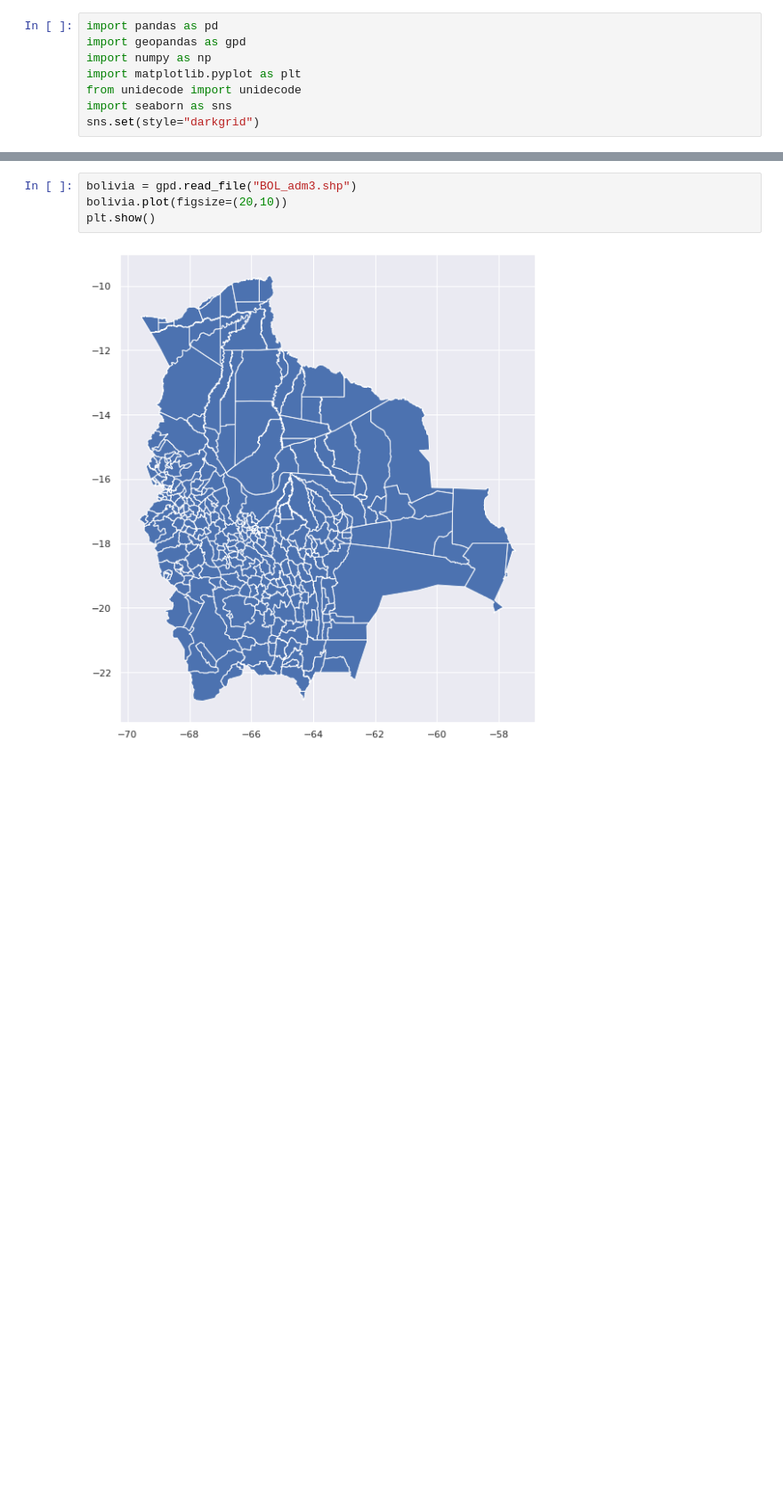
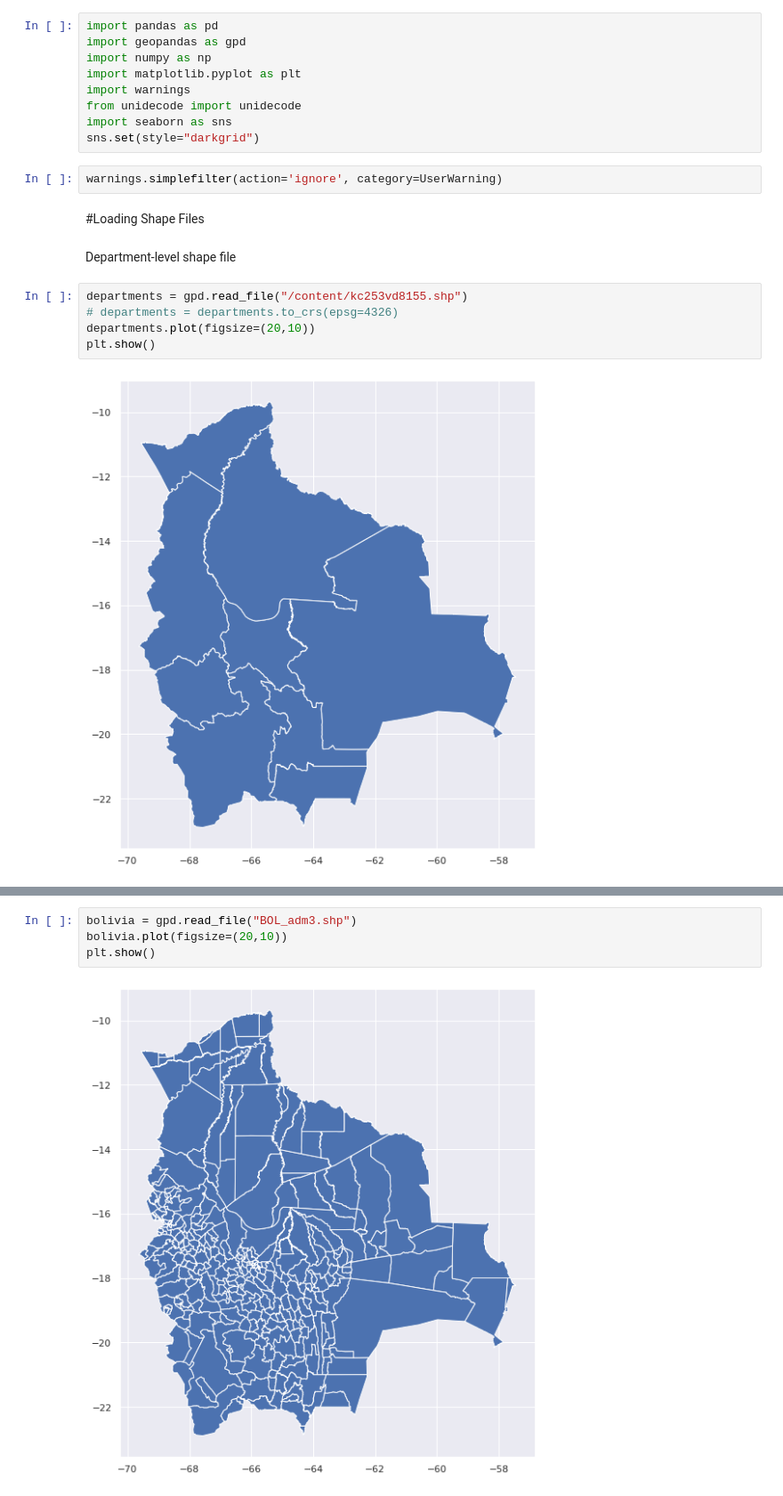
Before and after one commit to benjuarez8/CS81C-Research-Bolivia, a Jupyter notebook: cs81c_visuals.ipynb, the cells around one changed output, grey strips where cells are left out. Shown at 89% size. Cells and saved outputs as stored; diff of their text form; blank space fills up the shorter version.

Commit message:
Added department level maps + cleaned up errors

```diff
--- a/cs81c_visuals.ipynb
+++ b/cs81c_visuals.ipynb
@@ -33,6 +37,20 @@ import pandas as pd
 import geopandas as gpd
 import numpy as np
 import matplotlib.pyplot as plt
+import warnings
 from unidecode import unidecode
 import seaborn as sns
 sns.set(style="darkgrid")
+# %%
+warnings.simplefilter(action='ignore', category=UserWarning)
+# %% [markdown]
+#Loading Shape Files
+# %% [markdown]
+Department-level shape file
+# %%
+departments = gpd.read_file("/content/kc253vd8155.shp")
+# departments = departments.to_crs(epsg=4326)
+departments.plot(figsize=(20,10))
+plt.show()
+# %% [output]
+[figure, added]
```
Also changed, not shown: parts of 56 cells of this notebook.
